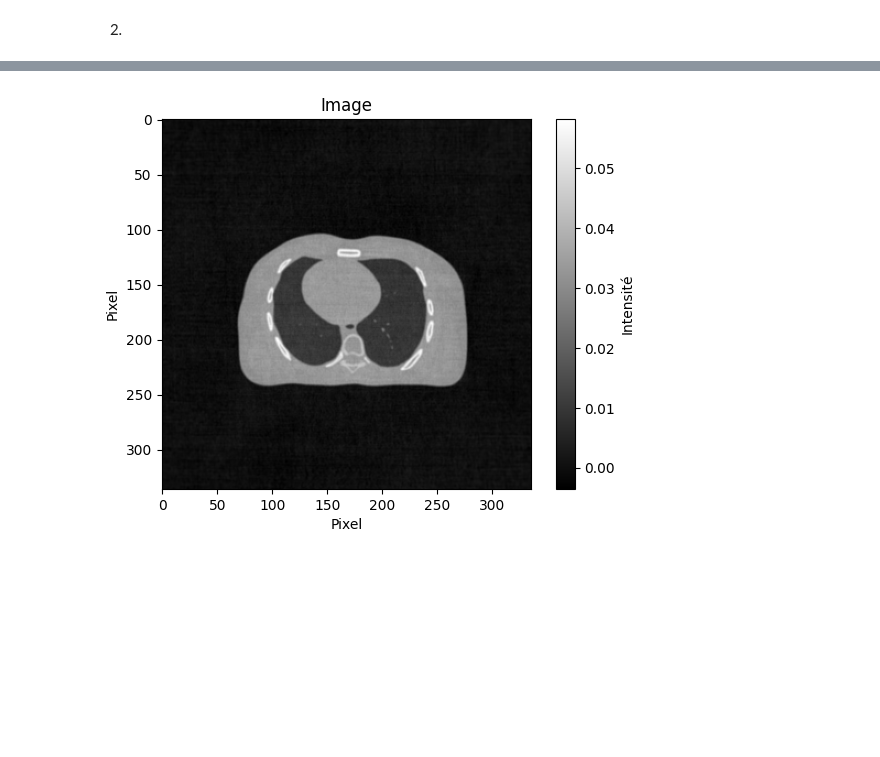
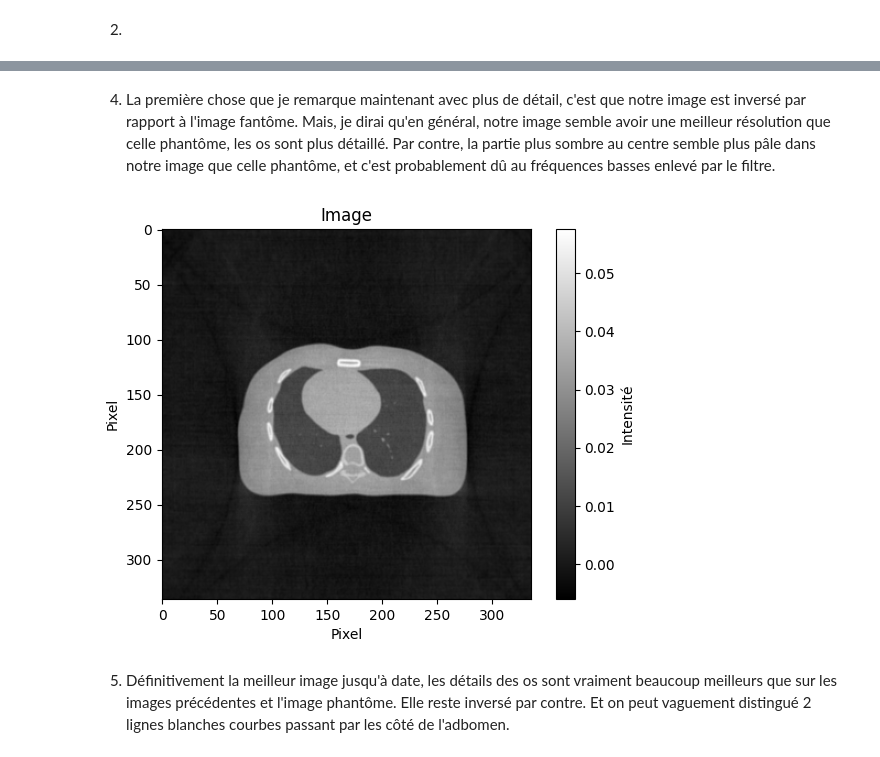
Before and after one commit to gamer39/Physique_numerique, a Jupyter notebook: TP4/TP4_AliceGroleau_GaelMercier_DanickBisson.ipynb, the cells around one changed output, grey strips where cells are left out. Drawn from its saved outputs; the diff is of its cells as text; code cells hidden in the pictures; blank space fills up the shorter version.

```diff
--- a/TP4/TP4_AliceGroleau_GaelMercier_DanickBisson.ipynb
+++ b/TP4/TP4_AliceGroleau_GaelMercier_DanickBisson.ipynb
@@ -253,6 +254,7 @@ working on image column: 192/192
+# %% [markdown]
+4) La première chose que je remarque maintenant avec plus de détail, c'est que notre image est inversé par rapport à l'image fantôme. Mais, je dirai qu'en général, notre image semble avoir une meilleur résolution que celle phantôme, les os sont plus détaillé. Par contre, la partie plus sombre au centre semble plus pâle dans notre image que celle phantôme, et c'est probablement dû au fréquences basses enlevé par le filtre.
 # %%
 #Q5
-import scipy.fftpack
 
 def angle(i):
     return (np.pi * i) / nbprj
@@ -263,35 +265,39 @@ def reconFourierSlice():
     [nbprj, angles] = readAngles(angle_path)
     sino_path= os.path.abspath("sinogram-patient.txt")
     [nbprj2, nbpix2, sinogram] = readSinogram(sino_path)   #nbprj = num_samples, nbpix = num_detector
+
+    image = np.zeros((nbpix2,nbpix2),'complex')
 
     sinogram_fft_rows = np.fft.fftshift(np.fft.fft(np.fft.ifftshift(sinogram, axes=1)), axes=1)
 
     a = angles
     r = np.arange(nbpix2) - nbpix2 / 2
     r, a = np.meshgrid(r, a)
     r = r.flatten()
     a = a.flatten()
     srcx = (nbpix2 / 2) + r * np.cos(a)
     srcy = (nbpix2 / 2) + r * np.sin(a)
 
     dstx, dsty = np.meshgrid(np.arange(nbpix2), np.arange(nbpix2))
     dstx = dstx.flatten()
     dsty = dsty.flatten()
 
-    fft2 = scipy.interpolate.griddata((srcy, srcx),sinogram_fft_rows.flatten(),(dsty, dstx),method="cubic",fill_value=0.0,).reshape((nbpix2, nbpix2))
+    fft2 = scipy.interpolate.griddata((srcy, srcx),sinogram_fft_rows.flatten(),(dsty, dstx),method="linear",fill_value=0.0,).reshape((nbpix2, nbpix2))
 
-    recon = np.real(np.fft.fftshift(np.fft.ifft2(np.fft.ifftshift(fft2))))
+    image = (np.fft.fftshift(np.fft.ifft2(np.fft.ifftshift(fft2))))
 
-    return np.real(recon)
+    return np.real(image)
 
 
 
 sinogram = reconFourierSlice()
 plt.imshow(sinogram, cmap='gray')
 plt.title('Image')
 plt.xlabel('Pixel')
 plt.ylabel('Pixel')
 plt.colorbar(label='Intensité')
 plt.show()
 # %% [output]
-[figure, old version]
+[figure, new version]
+# %% [markdown]
+5) Définitivement la meilleur image jusqu'à date, les détails des os sont vraiment beaucoup meilleurs que sur les images précédentes et l'image phantôme. Elle reste inversé par contre. Et on peut vaguement distingué 2 lignes blanches courbes passant par les côté de l'adbomen.
```
Also changed, not shown: parts of 5 cells of this notebook, 2 other files.
